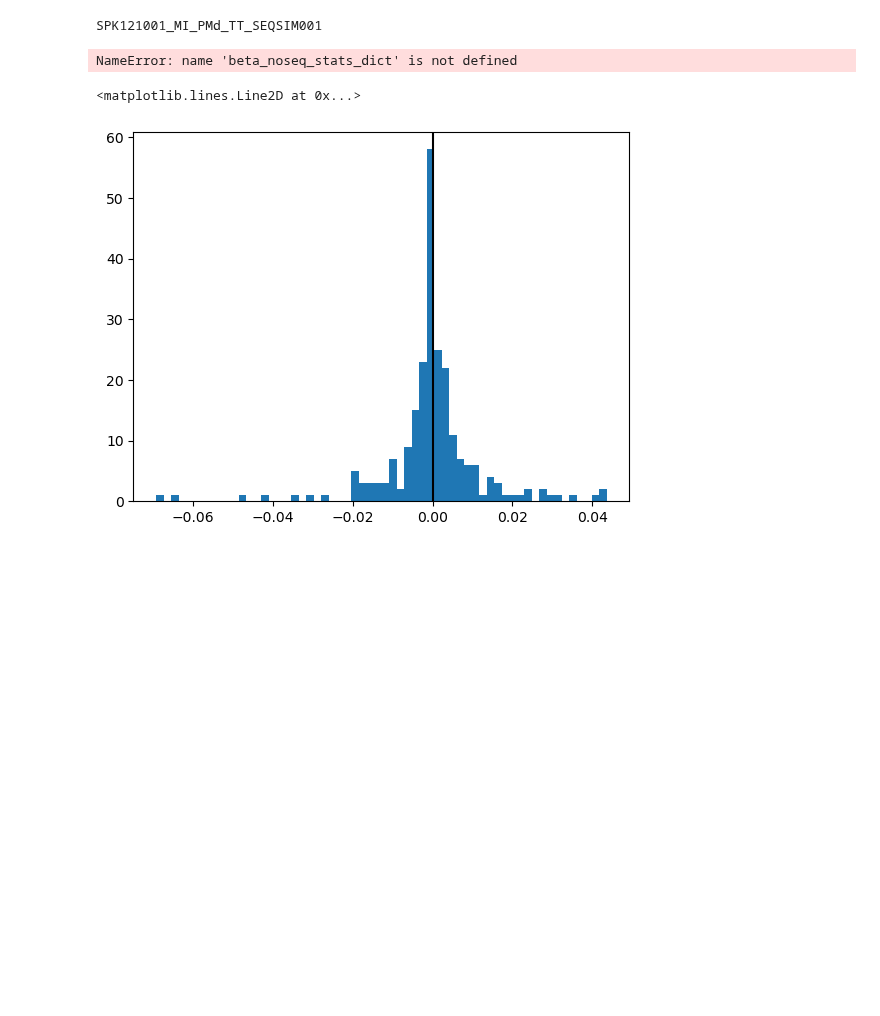
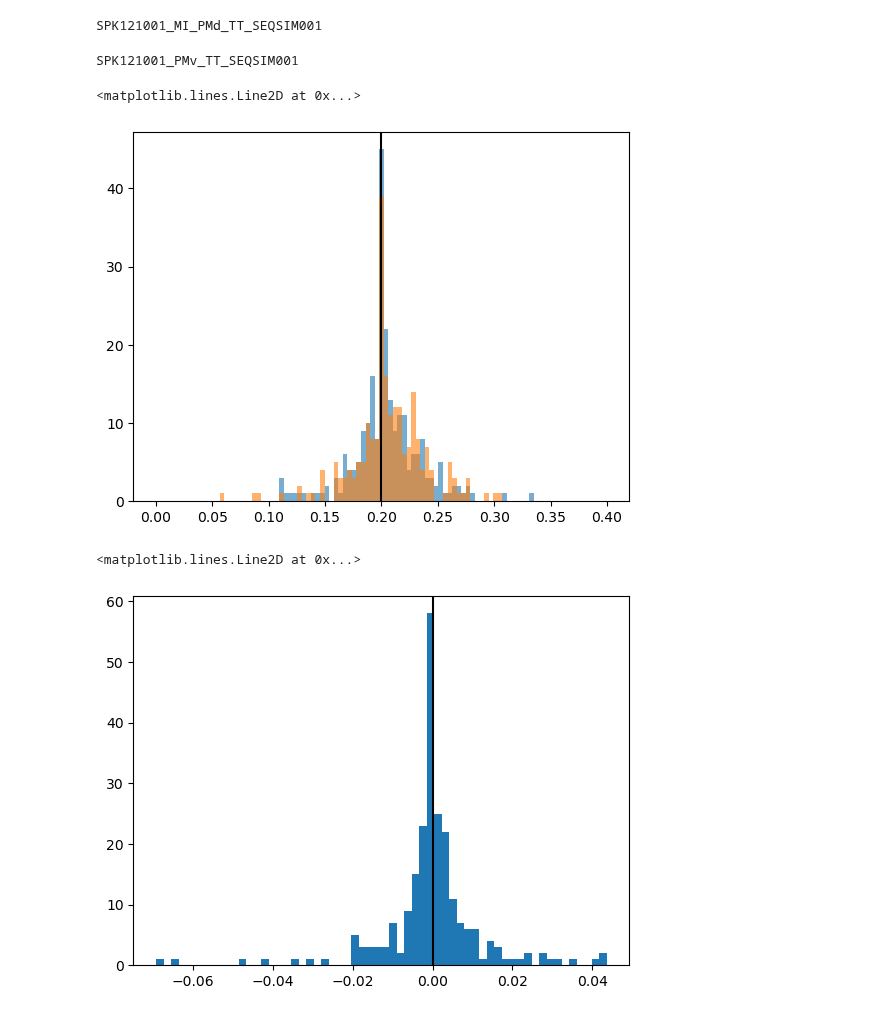
Before and after one commit to ntolley/spike_phase_maps, a Jupyter notebook: notebooks/process_beta_spikes.ipynb, the cells around one changed output. Cells and saved outputs as stored; diff of their text form; code cells hidden in the pictures; blank space fills up the shorter version.

```diff
--- a/notebooks/process_beta_spikes.ipynb
+++ b/notebooks/process_beta_spikes.ipynb
@@ -90,7 +90,8 @@ def get_st_stats(st_data, group_name='none'):
 
 
     return {'st_counts': st_counts, 'st_mean_counts': np.array(st_mean_counts), 'st_var': np.array(st_var), 'st_ff': np.array(st_ff),
-            'st_median': np.array(st_median), 'st_entropy': np.array(st_entropy), 'group': np.repeat(group_name, num_units)}
+            'st_median': np.array(st_median), 'st_entropy': np.array(st_entropy), 'group': np.repeat(group_name, num_units),
+            'unit_idx': list(range(num_units))}
 # %%
 def process_session(session_name, session_dict):
     # Loading files for specific recording session
@@ -282,8 +283,8 @@ def process_session(session_name, session_dict):
     for electrode_idx in clean_channels:
         electrode_df = filter_df.copy()
         electrode_df = electrode_df[electrode_df['channel']==electrode_idx]
-        # electrode_df = electrode_df[electrode_df['reaction_time'] < 1.0]
-        # electrode_df = electrode_df.sort_values('band_amp', ascending=False).groupby('trial').first()
+        electrode_df = electrode_df[electrode_df['reaction_time'] < 1.0]
+        electrode_df = electrode_df.sort_values('band_amp', ascending=False).groupby('trial').first()
 
         # filter_feature = 'reaction_time'
         # mask = electrode_df[filter_feature] > np.percentile(electrode_df[filter_feature].values, 50)
@@ -354,6 +355,7 @@ def process_session(session_name, session_dict):
                 'noise_channels': noise_channels, 'fs': fs, 'single_unit_dict': single_unit_dict,
                 'unit_areas': unit_areas, 'unit_electrodes': unit_electrodes, 'ev_explicit': ev_explicit,
                 'lfp_data_array': lfp_data_array, 'lfp_corr': lfp_corr, 'win_start': win_start,
+                'st_data_beta_seq': st_data_cond1, 'st_data_beta_noseq': st_data_cond2,
                 'win_len': win_len, 'beta_seq_stats_dict': beta_seq_stats_dict, 'beta_noseq_stats_dict': beta_noseq_stats_dict
 
                 # 'st_data': st_data, 'st_data_go': st_data_go, 'st_data_stmv': st_data_stmv,
@@ -368,4 +370,4 @@ for session_name, session_dict in session_files.items():
     processed_session[session_name] = res_dict
 # %% [output]
 SPK121001_MI_PMd_TT_SEQSIM001
-NameError: name 'beta_noseq_stats_dict' is not defined
+SPK121001_PMv_TT_SEQSIM001
@@ -508,3 +374,16 @@ NameError: name 'beta_noseq_stats_dict' is not defined
+# %%
+session_names = list(processed_session.keys())
+
+
+
+bins = np.linspace(0, 0.4, 100)
+_ = plt.hist(processed_session[session_names[0]]['beta_seq_stats_dict']['st_median'], bins=bins, alpha=0.6)
+_ = plt.hist(processed_session[session_names[1]]['beta_seq_stats_dict']['st_median'], bins=bins, alpha=0.6)
+# plt.xlim(0.10, 0.30)
+plt.axvline(x=0.2, color='k')
+# %% [output]
+<matplotlib.lines.Line2D at 0x...>
+[figure, added]
 # %%
 # st_stats_list = [go_seq_stats_dict, go_noseq_stats_dict, stmv_seq_stats_dict,
 #                  stmv_noseq_stats_dict, cond1_stats_dict, cond2_stats_dict]
```
Also changed, not shown: parts of 4 cells of this notebook, 1 other file.
